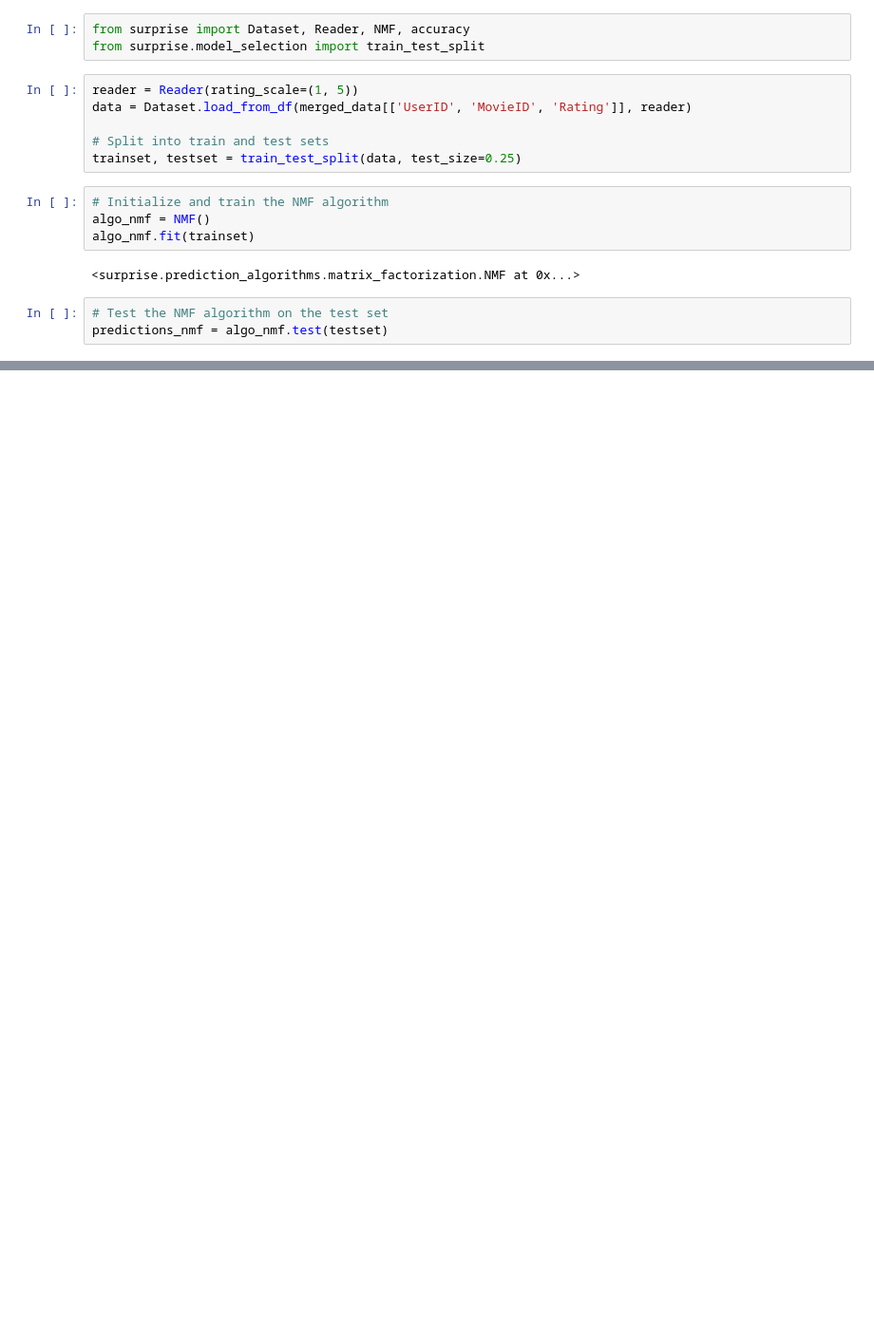
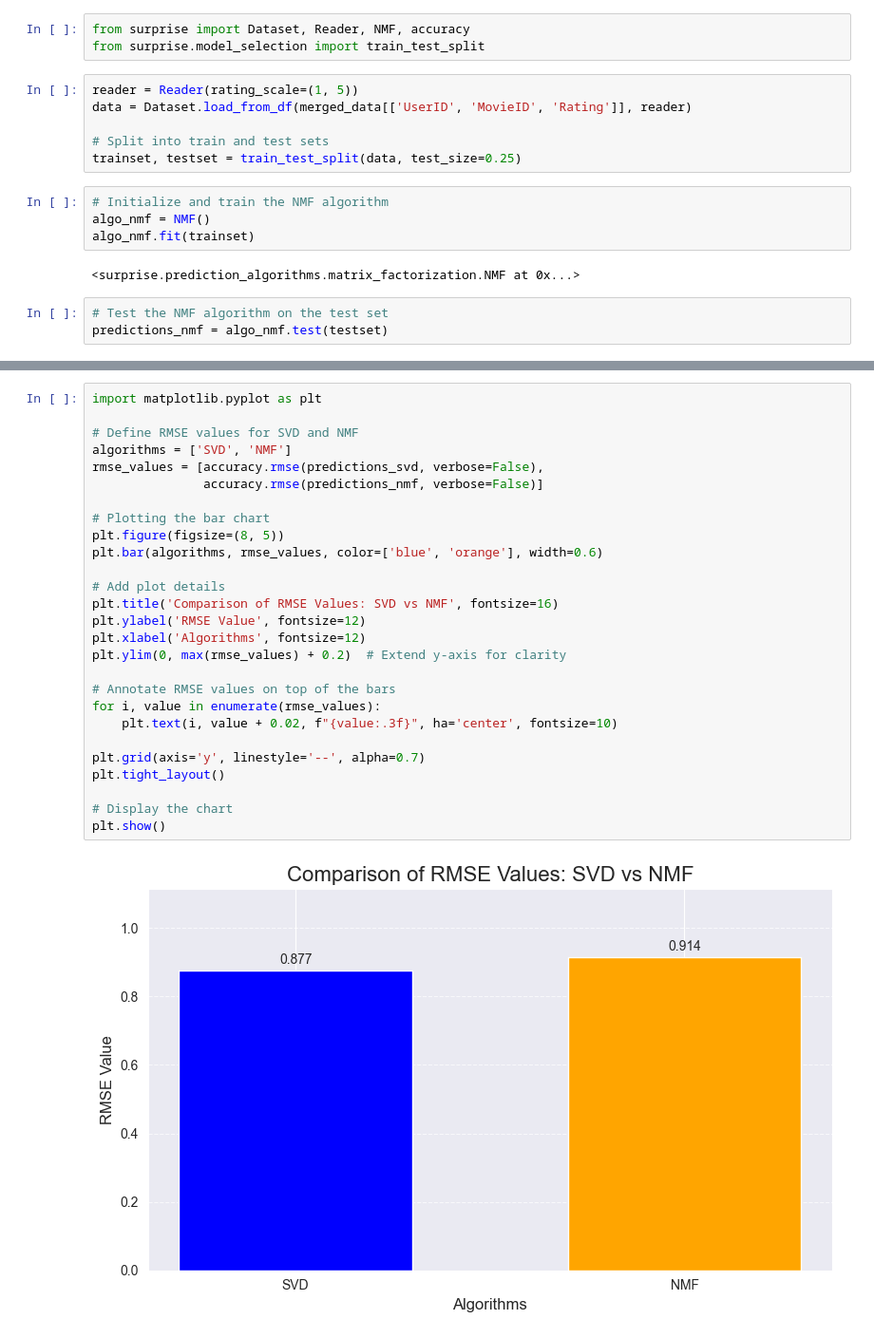
Before and after one commit to CarlyyyChen/MovieRecommendations, a Jupyter notebook: src/models/matrix_factorization.ipynb, the cells around one changed output, grey strips where cells are left out. Shown at 95% size. Cells and saved outputs as stored; diff of their text form; blank space fills up the shorter version.

Commit message:
SVD and NMF values comparison graph

```diff
--- a/src/models/matrix_factorization.ipynb
+++ b/src/models/matrix_factorization.ipynb
@@ -254,0 +255,29 @@ user: 1          item: 1193       r_ui = None   est = 4.65   {'was_impossible':
+# %%
+import matplotlib.pyplot as plt
+
+# Define RMSE values for SVD and NMF
+algorithms = ['SVD', 'NMF']
+rmse_values = [accuracy.rmse(predictions_svd, verbose=False),
+               accuracy.rmse(predictions_nmf, verbose=False)]
+
+# Plotting the bar chart
+plt.figure(figsize=(8, 5))
+plt.bar(algorithms, rmse_values, color=['blue', 'orange'], width=0.6)
+
+# Add plot details
+plt.title('Comparison of RMSE Values: SVD vs NMF', fontsize=16)
+plt.ylabel('RMSE Value', fontsize=12)
+plt.xlabel('Algorithms', fontsize=12)
+plt.ylim(0, max(rmse_values) + 0.2)  # Extend y-axis for clarity
+
+# Annotate RMSE values on top of the bars
+for i, value in enumerate(rmse_values):
+    plt.text(i, value + 0.02, f"{value:.3f}", ha='center', fontsize=10)
+
+plt.grid(axis='y', linestyle='--', alpha=0.7)
+plt.tight_layout()
+
+# Display the chart
+plt.show()
+# %% [output]
+[figure, added]
```
Also changed, not shown: parts of 5 cells of this notebook.
